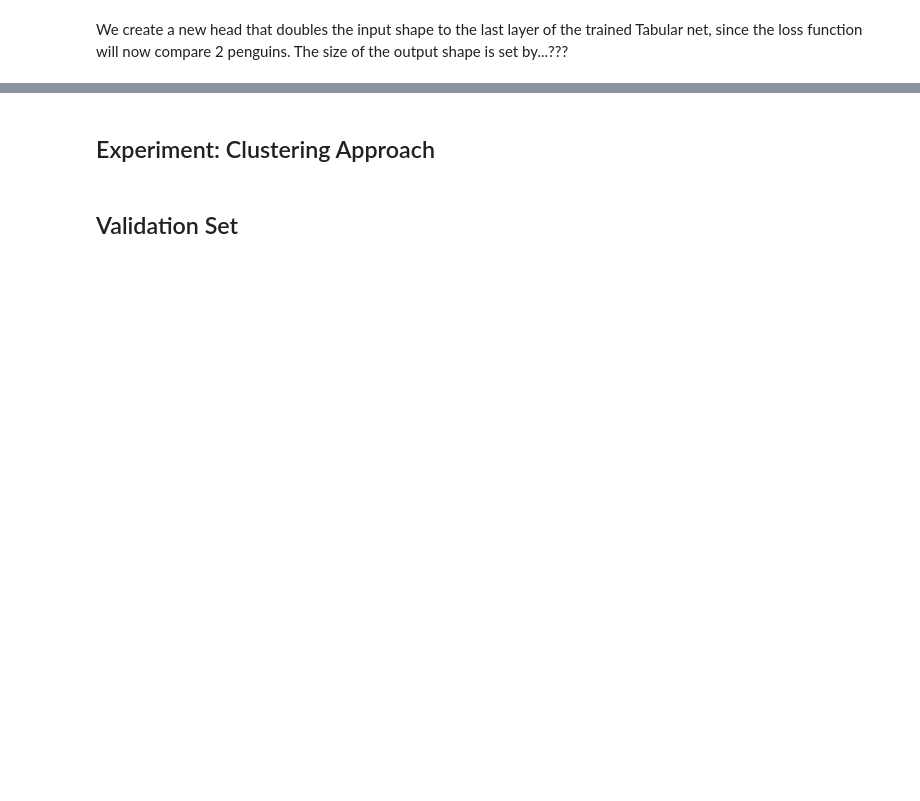
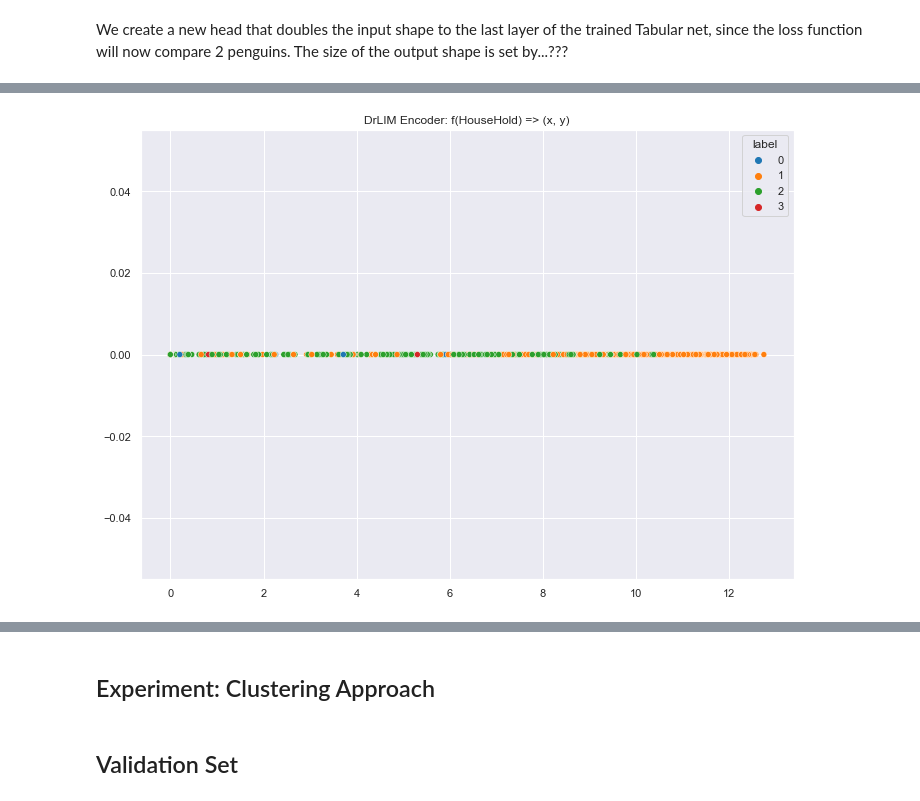
Before and after one commit to macrae/mobius, a Jupyter notebook: nbs/exp_3_coop.ipynb, the cells around one changed output, grey strips where cells are left out. Drawn from its saved outputs; the diff is of its cells as text; code cells hidden in the pictures; blank space fills up the shorter version.

```diff
--- a/nbs/exp_3_coop.ipynb
+++ b/nbs/exp_3_coop.ipynb
@@ -541,10 +579,12 @@ train_encoded_df
 # %%
 import seaborn as sns
 from sklearn.manifold import TSNE
 sns.set(rc={'figure.figsize':(11.7,8.27)})
 
 sns.scatterplot(x=train_encoded_df[0].values,
                 y=train_encoded_df[1].values,
                 hue=y_train_labels,
                 legend='full',
-                palette="tab10")
+                palette="tab10").set_title('DrLIM Encoder: f(HouseHold) => (x, y)');
+# %% [output]
+[figure, added]
```
Also changed, not shown: parts of 29 cells of this notebook, 5 other files.
